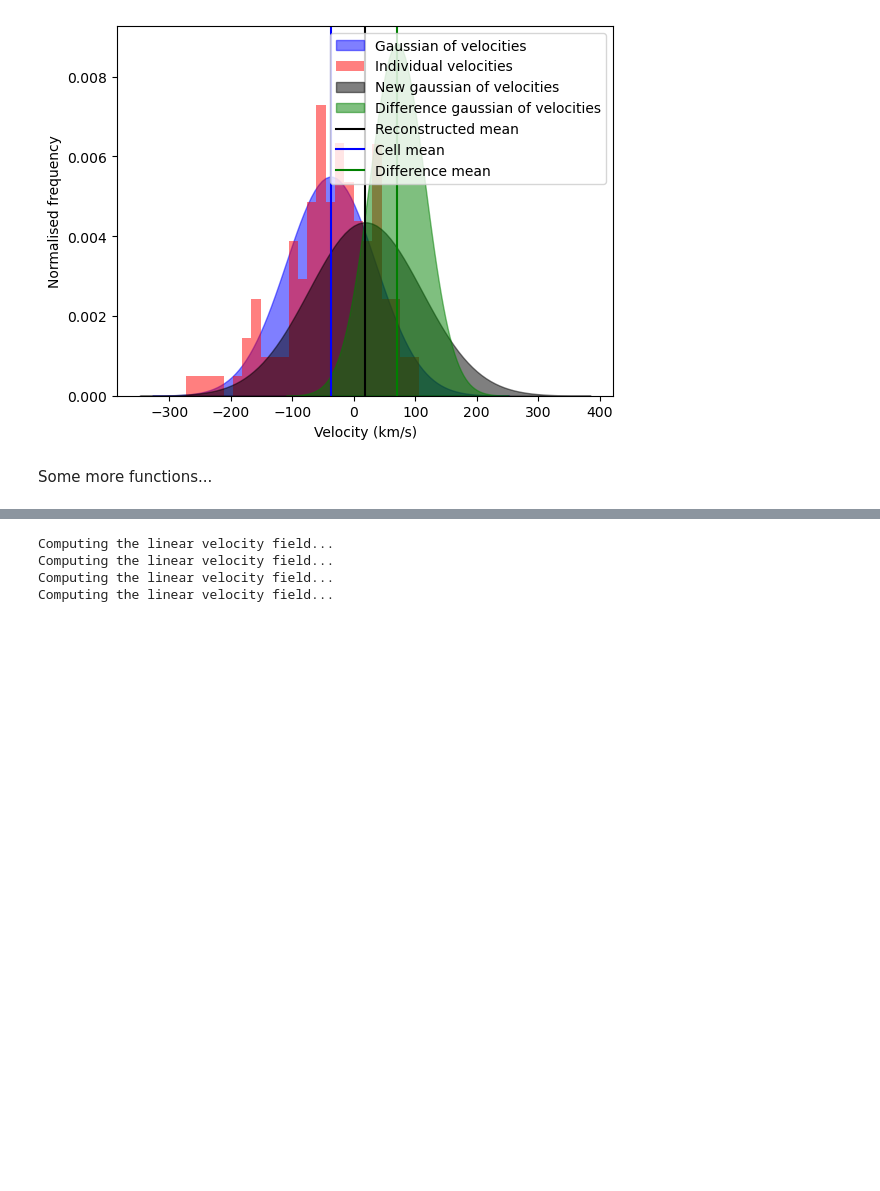
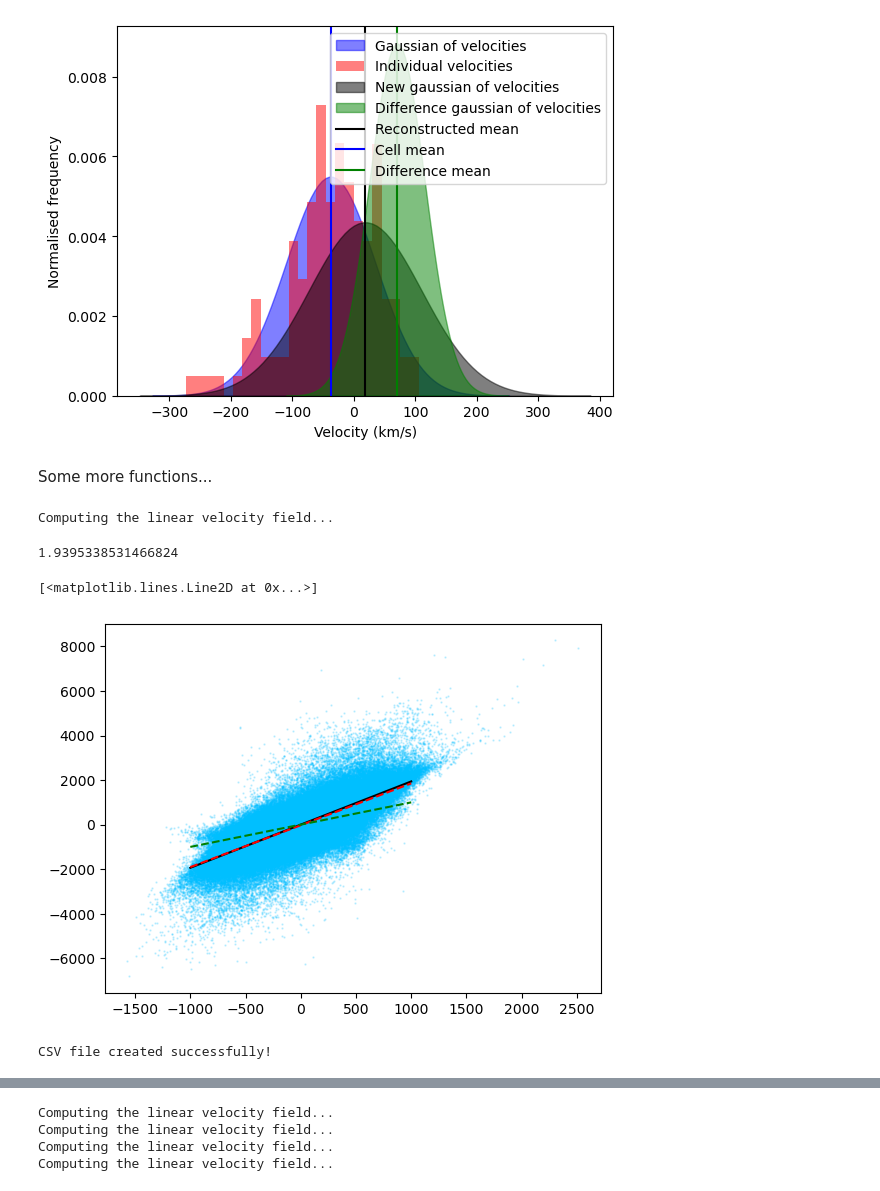
Before and after one commit to eh13913/Velocity-Reconstruction-Project, a Jupyter notebook: Notebooks/Compare_Velocity_Reconstruction.ipynb, the cells around one changed output, grey strips where cells are left out. Cells and saved outputs as stored; diff of their text form; code cells hidden in the pictures; blank space fills up the shorter version.

```diff
--- a/Notebooks/Compare_Velocity_Reconstruction.ipynb
+++ b/Notebooks/Compare_Velocity_Reconstruction.ipynb
@@ -117,6 +117,7 @@ def overdensity_histogram(bin_num,x=x,y=y,z=z,range=500):
     densities=hist/smolboxvol
     otherav=len(x)/(range**3)
     overdense=densities/otherav-1
+    overdense=np.where(overdense > 100, 100, overdense)
     return overdense,edges
 # %%
 # create arrays for which bin each particle belongs in
@@ -299,0 +310,36 @@ def velocity_comparison_histogram(meanx,meany,meanz,rvx,rvy,rvz):
+# %%
+overdense,edges=overdensity_histogram(64)
+rx,ry,rz=compute_linear_velocity_field(overdense,edges[0])
+meanx,meany,meanz,e1,e2,e3=full_recon_mean_std(64,rx,ry,rz)
+# %% [output]
+Computing the linear velocity field...
+# %%
+plt.scatter(meanx.flatten(),rx.flatten(),s=0.5,alpha=0.2,color='deepskyblue')
+a,b=np.polyfit(meanx.flatten(),rx.flatten(),1)
+plt.plot(np.linspace(-1000,1000,10000),a*np.linspace(-1000,1000,10000)+b,color='k')
+print(a)
+plt.plot(np.linspace(-1000,1000,10000),1.88*np.linspace(-1000,1000,10000)-27,color='r',linestyle='--')
+plt.plot(np.linspace(-1000,1000,10000),np.linspace(-1000,1000,10000),color='g',linestyle='--')
+#plt.ylim(-10000,10000)
+#plt.xlim(-1000,1000)
+# %% [output]
+1.9395338531466824
+[<matplotlib.lines.Line2D at 0x...>]
+[figure, added]
+# %%
+import csv
+import numpy as np
+
+# Flatten the arrays to 1D (or reshape them as needed)
+flat_array1 = meanx.flatten()
+flat_array2 = rx.flatten()
+
+# Write to CSV
+with open("output.csv", mode="w", newline="") as file:
+    writer = csv.writer(file)
+    writer.writerow(["Array1", "Array2"])  # Header row (optional)
+    writer.writerows(zip(flat_array1, flat_array2))  # Write both arrays side by side
+
+print("CSV file created successfully!")
+# %% [output]
+CSV file created successfully!
```
Also changed, not shown: parts of 14 cells of this notebook, 6 other files.
